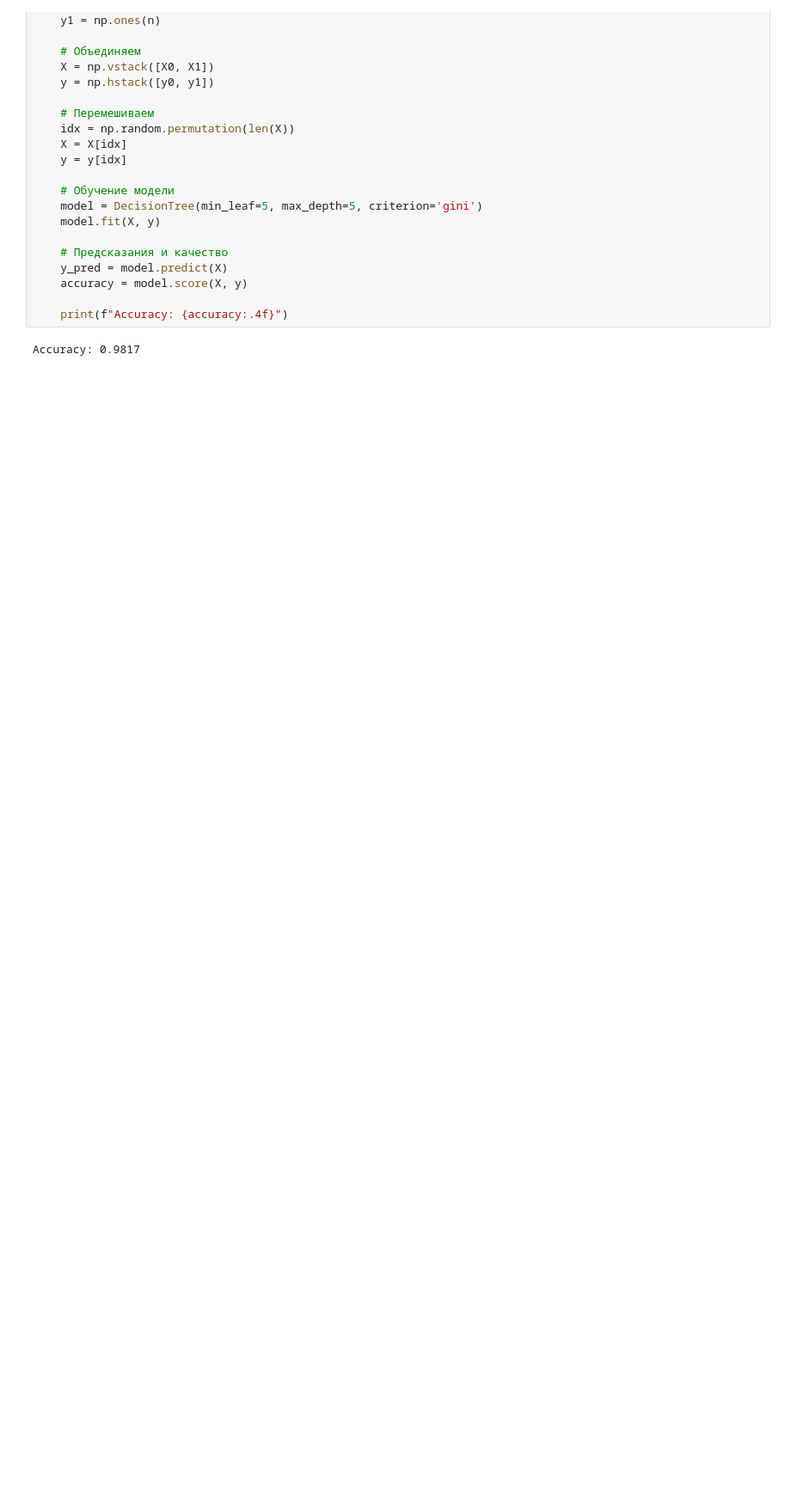
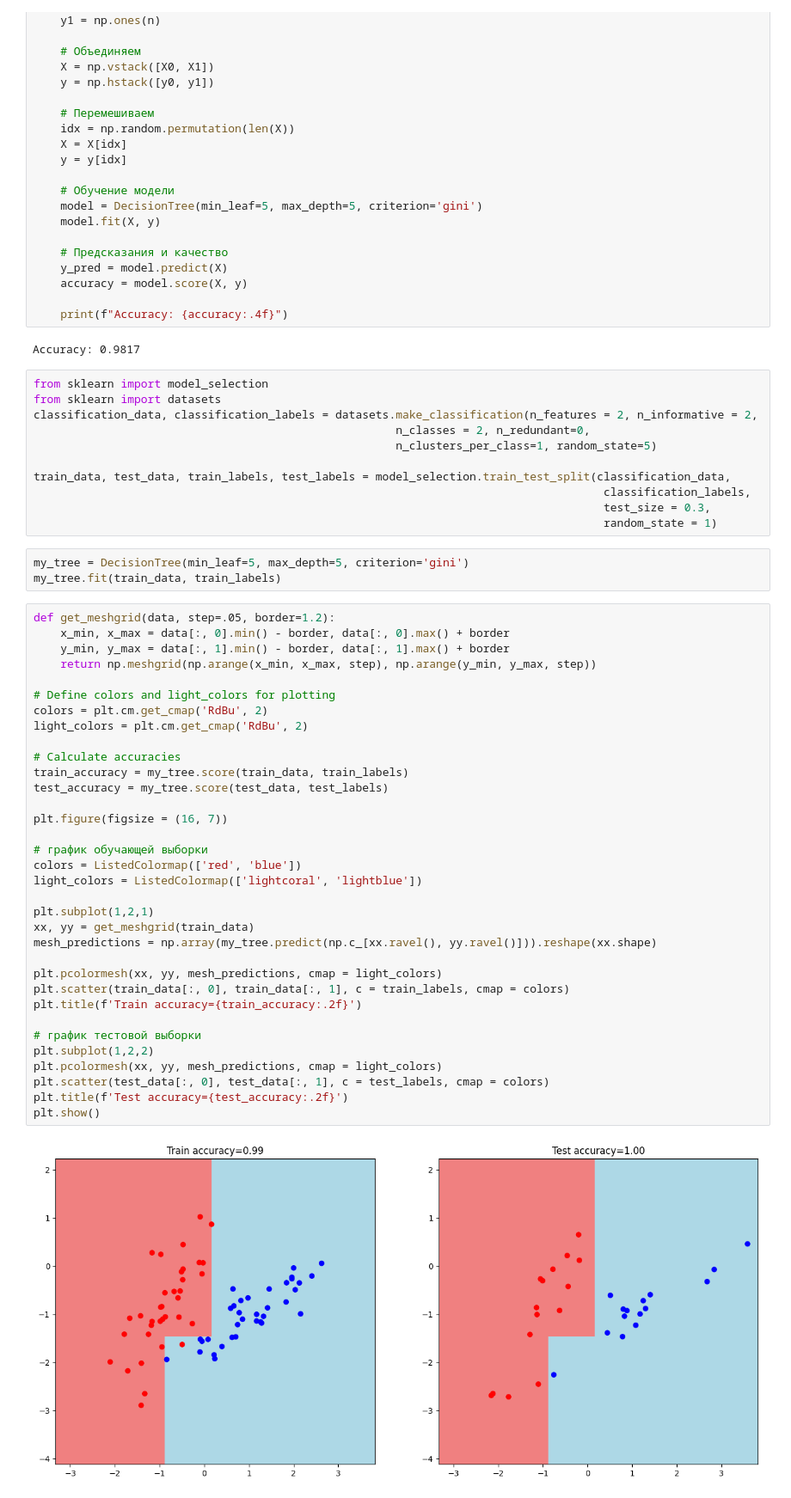
Before and after one commit to KarmanovW/ml-from-scratch, a Jupyter notebook: decision_tree.ipynb, the cells around one changed output. Shown at 86% size. Cells and saved outputs as stored; diff of their text form; blank space fills up the shorter version.

Commit message:
+visualisation

```diff
--- a/decision_tree.ipynb
+++ b/decision_tree.ipynb
@@ -177,3 +178,53 @@ if __name__ == "__main__":
     print(f"Accuracy: {accuracy:.4f}")
 # %% [output]
 Accuracy: 0.9817
+# %%
+from sklearn import model_selection
+from sklearn import datasets
+classification_data, classification_labels = datasets.make_classification(n_features = 2, n_informative = 2,
+                                                      n_classes = 2, n_redundant=0,
+                                                      n_clusters_per_class=1, random_state=5)
+
+train_data, test_data, train_labels, test_labels = model_selection.train_test_split(classification_data,
+                                                                                     classification_labels,
+                                                                                     test_size = 0.3,
+                                                                                     random_state = 1)
+# %%
+my_tree = DecisionTree(min_leaf=5, max_depth=5, criterion='gini')
+my_tree.fit(train_data, train_labels)
+# %%
+def get_meshgrid(data, step=.05, border=1.2):
+    x_min, x_max = data[:, 0].min() - border, data[:, 0].max() + border
+    y_min, y_max = data[:, 1].min() - border, data[:, 1].max() + border
+    return np.meshgrid(np.arange(x_min, x_max, step), np.arange(y_min, y_max, step))
+
+# Define colors and light_colors for plotting
+colors = plt.cm.get_cmap('RdBu', 2)
+light_colors = plt.cm.get_cmap('RdBu', 2)
+
+# Calculate accuracies
+train_accuracy = my_tree.score(train_data, train_labels)
+test_accuracy = my_tree.score(test_data, test_labels)
+
+plt.figure(figsize = (16, 7))
+
+# график обучающей выборки
+colors = ListedColormap(['red', 'blue'])
+light_colors = ListedColormap(['lightcoral', 'lightblue'])
+
+plt.subplot(1,2,1)
+xx, yy = get_meshgrid(train_data)
+mesh_predictions = np.array(my_tree.predict(np.c_[xx.ravel(), yy.ravel()])).reshape(xx.shape)
+
+plt.pcolormesh(xx, yy, mesh_predictions, cmap = light_colors)
+plt.scatter(train_data[:, 0], train_data[:, 1], c = train_labels, cmap = colors)
+plt.title(f'Train accuracy={train_accuracy:.2f}')
+
+# график тестовой выборки
+plt.subplot(1,2,2)
+plt.pcolormesh(xx, yy, mesh_predictions, cmap = light_colors)
+plt.scatter(test_data[:, 0], test_data[:, 1], c = test_labels, cmap = colors)
+plt.title(f'Test accuracy={test_accuracy:.2f}')
+plt.show()
+# %% [output]
+[figure, added]
```
Also changed, not shown: parts of 1 cell of this notebook.
